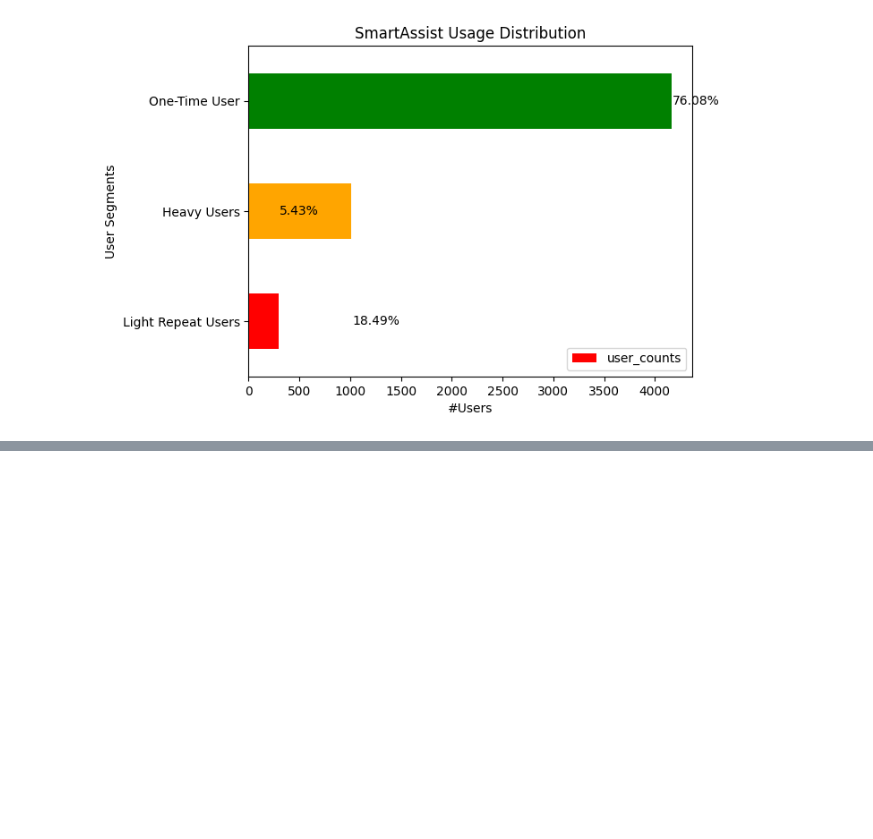
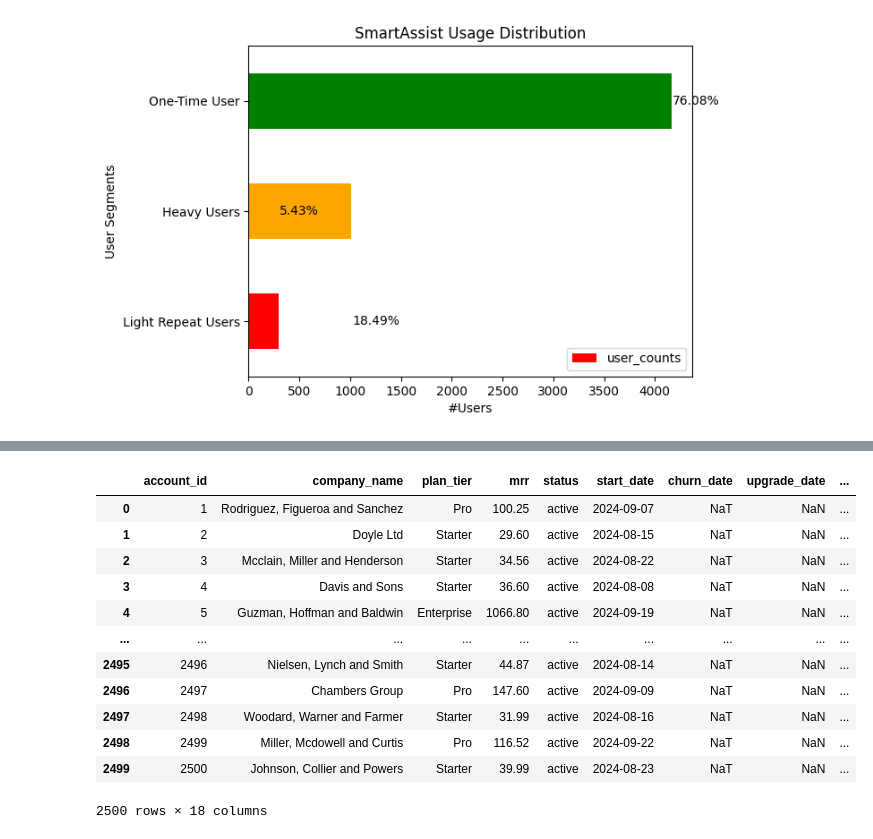
Before and after one commit to Vaishnav09/ai-product-impact-analysis, a Jupyter notebook: notebooks/01_data_exploration.ipynb, the cells around one changed output, grey strips where cells are left out. Drawn from its saved outputs; the diff is of its cells as text; code cells hidden in the pictures; blank space fills up the shorter version.

```diff
--- a/notebooks/01_data_exploration.ipynb
+++ b/notebooks/01_data_exploration.ipynb
@@ -653,0 +668,3 @@ plt.show()
+# %%
+accounts_df = sma_users_df.groupby('account_id').size().reset_index(name = "ai_event_count")
+accounts_df
@@ -653,0 +685,5 @@ plt.show()
+# %%
+account_ai_usage_df = subscriptions.merge(accounts_df, on="account_id", how = "left")
+# %%
+account_ai_usage_df['ai_event_count'] = account_ai_usage_df['ai_event_count'].fillna(0)
+account_ai_usage_df.head()
@@ -653,0 +697,10 @@ plt.show()
+# %%
+def classify_accounts(count):
+    if count == 0:
+        return "No AI usage"
+    elif count>0 and count<10:
+        return "Light AI usage"
+    else:
+        return "Heavy AI usage"
+
+account_ai_usage_df['AI_activity_type'] = account_ai_usage_df['ai_event_count'].apply(classify_accounts)
@@ -653,0 +723,16 @@ plt.show()
+# %%
+account_ai_usage_df
+# %% [output]
+|  | account_id | company_name | plan_tier | mrr | status | start_date | churn_date | upgrade_date | ... |
+| 0 | 1 | Rodriguez, Figueroa and Sanchez | Pro | 100.25 | active | 2024-09-07 | NaT | NaN | ... |
+| 1 | 2 | Doyle Ltd | Starter | 29.60 | active | 2024-08-15 | NaT | NaN | ... |
+| 2 | 3 | Mcclain, Miller and Henderson | Starter | 34.56 | active | 2024-08-22 | NaT | NaN | ... |
+| 3 | 4 | Davis and Sons | Starter | 36.60 | active | 2024-08-08 | NaT | NaN | ... |
+| 4 | 5 | Guzman, Hoffman and Baldwin | Enterprise | 1066.80 | active | 2024-09-19 | NaT | NaN | ... |
+| ... | ... | ... | ... | ... | ... | ... | ... | ... | ... |
+| 2495 | 2496 | Nielsen, Lynch and Smith | Starter | 44.87 | active | 2024-08-14 | NaT | NaN | ... |
+| 2496 | 2497 | Chambers Group | Pro | 147.60 | active | 2024-09-09 | NaT | NaN | ... |
+| 2497 | 2498 | Woodard, Warner and Farmer | Starter | 31.99 | active | 2024-08-16 | NaT | NaN | ... |
+| 2498 | 2499 | Miller, Mcdowell and Curtis | Pro | 116.52 | active | 2024-09-22 | NaT | NaN | ... |
+| 2499 | 2500 | Johnson, Collier and Powers | Starter | 39.99 | active | 2024-08-23 | NaT | NaN | ... |
+2500 rows × 18 columns
```
Also changed, not shown: parts of 11 cells of this notebook.
